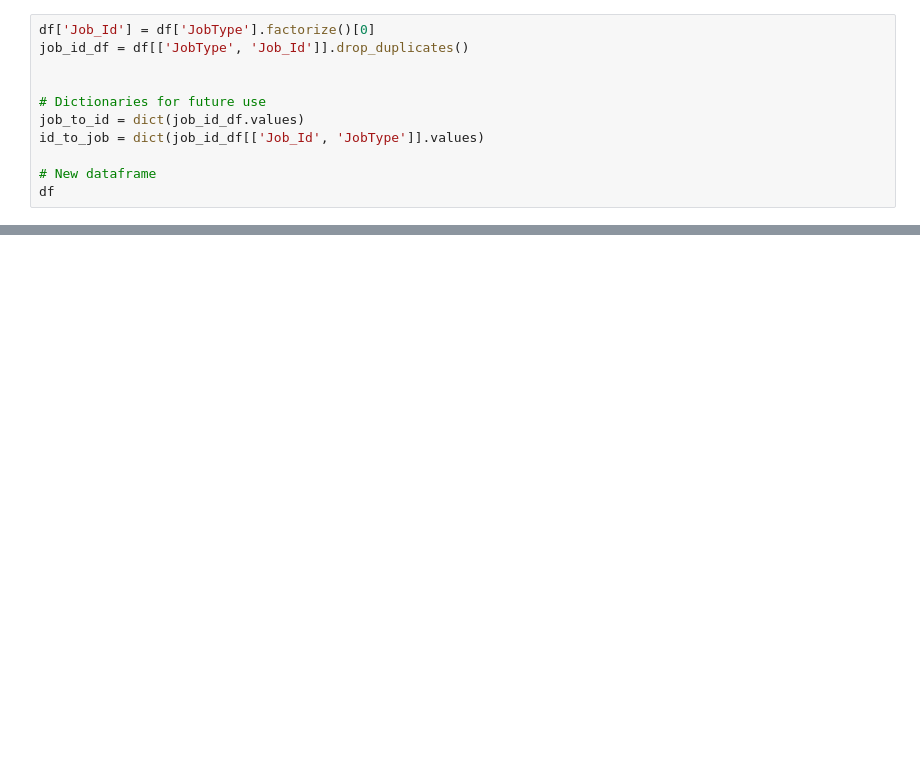
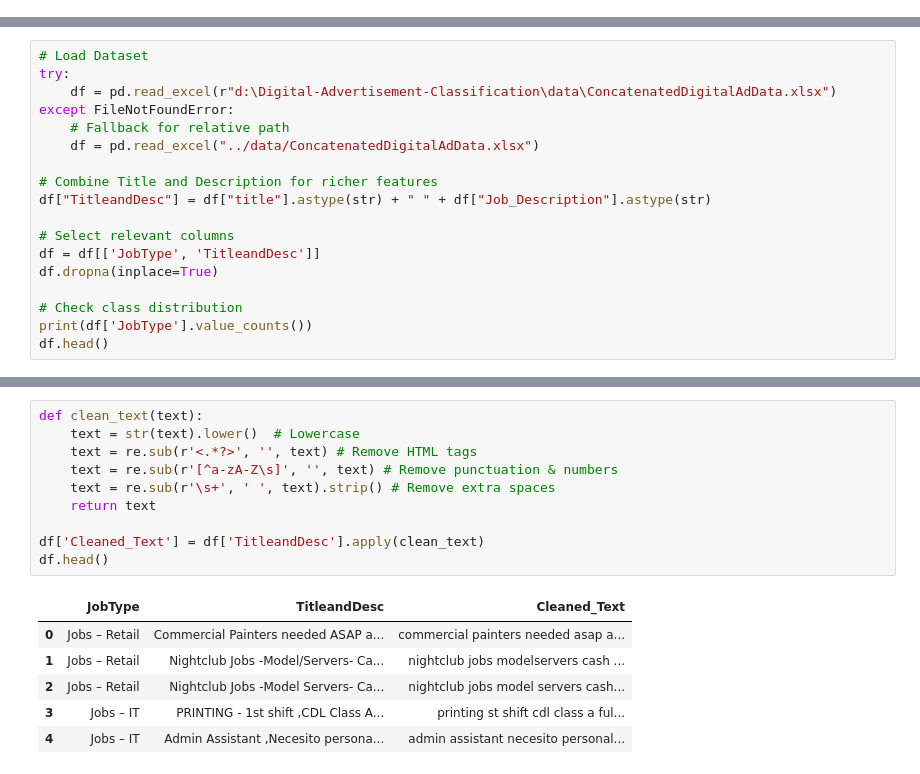
Before and after one commit to kuxall/Digital-Advertisement-Classification, a Jupyter notebook: notebook/JobModelFinal.ipynb, the cells around one changed output, grey strips where cells are left out. Saved outputs shown, nothing was run; the diff lists cells and outputs as text; blank space fills up the shorter version.

```diff
--- a/notebook/JobModelFinal.ipynb
+++ b/notebook/JobModelFinal.ipynb
@@ -70,11 +0,0 @@ Additionally, creating the dictionaries 'job_to_id' and 'id_to_job' allows for e
-# %%
-df['Job_Id'] = df['JobType'].factorize()[0]
-job_id_df = df[['JobType', 'Job_Id']].drop_duplicates()
-
-
-# Dictionaries for future use
-job_to_id = dict(job_id_df.values)
-id_to_job = dict(job_id_df[['Job_Id', 'JobType']].values)
-
-# New dataframe
-df
@@ -206,0 +33,18 @@ model.predict([job])[0]
+# %%
+# Load Dataset
+try:
+    df = pd.read_excel(r"d:\Digital-Advertisement-Classification\data\ConcatenatedDigitalAdData.xlsx")
+except FileNotFoundError:
+    # Fallback for relative path
+    df = pd.read_excel("../data/ConcatenatedDigitalAdData.xlsx")
+
+# Combine Title and Description for richer features
+df["TitleandDesc"] = df["title"].astype(str) + " " + df["Job_Description"].astype(str)
+
+# Select relevant columns
+df = df[['JobType', 'TitleandDesc']]
+df.dropna(inplace=True)
+
+# Check class distribution
+print(df['JobType'].value_counts())
+df.head()
@@ -206,0 +68,17 @@ model.predict([job])[0]
+# %%
+def clean_text(text):
+    text = str(text).lower()  # Lowercase
+    text = re.sub(r'<.*?>', '', text) # Remove HTML tags
+    text = re.sub(r'[^a-zA-Z\s]', '', text) # Remove punctuation & numbers
+    text = re.sub(r'\s+', ' ', text).strip() # Remove extra spaces
+    return text
+
+df['Cleaned_Text'] = df['TitleandDesc'].apply(clean_text)
+df.head()
+# %% [output]
+|  | JobType | TitleandDesc | Cleaned_Text |
+| 0 | Jobs – Retail | Commercial Painters needed ASAP a... | commercial painters needed asap a... |
+| 1 | Jobs – Retail | Nightclub Jobs -Model/Servers- Ca... | nightclub jobs modelservers cash ... |
+| 2 | Jobs – Retail | Nightclub Jobs -Model Servers- Ca... | nightclub jobs model servers cash... |
+| 3 | Jobs – IT | PRINTING - 1st shift ,CDL Class A... | printing st shift cdl class a ful... |
+| 4 | Jobs – IT | Admin Assistant ,Necesito persona... | admin assistant necesito personal... |
```
Also changed, not shown: parts of 62 cells of this notebook, 12 other files.
